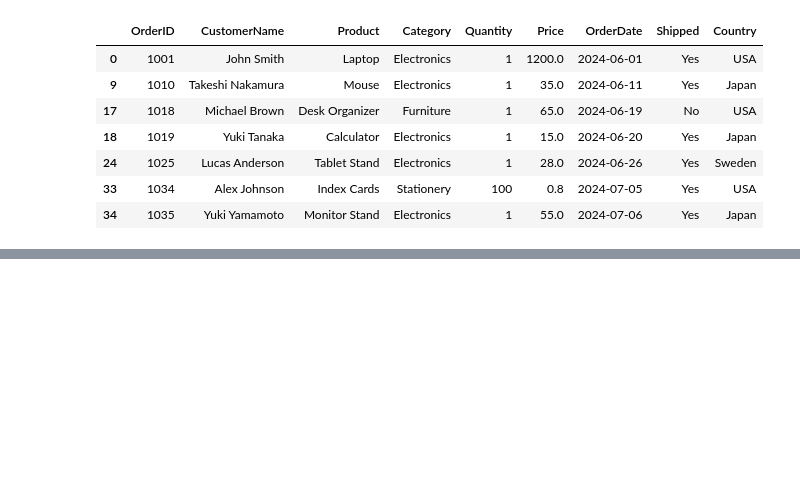
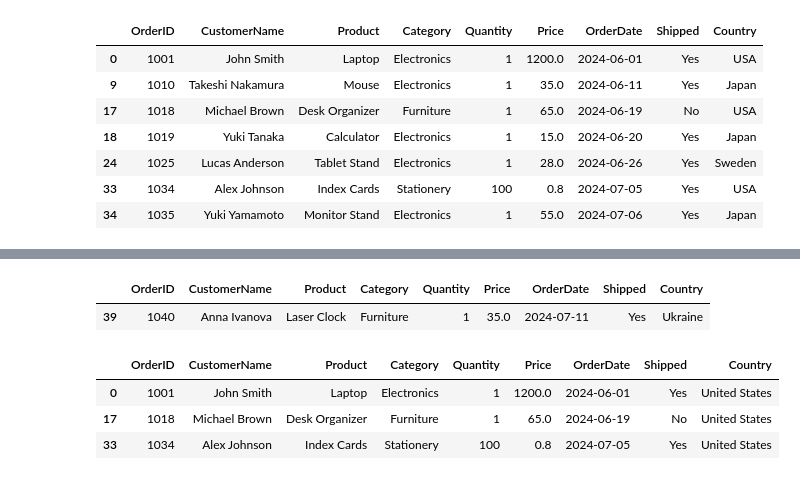
Before and after one commit to badvibecoder/docs, a Jupyter notebook: pandas/pandas.ipynb, the cells around one changed output, grey strips where cells are left out. Drawn from its saved outputs; the diff is of its cells as text; code cells hidden in the pictures; blank space fills up the shorter version.

```diff
--- a/pandas/pandas.ipynb
+++ b/pandas/pandas.ipynb
@@ -322,3 +322,26 @@ df[~df["Country"].isin(["USA", "Sweden", "Japan"])]
 # %%
 # 21:43
 # https://www.youtube.com/watch?v=EXIgjIBu4EU
+
+# Update Data
+
+df.loc[df["CustomerName"] == "Anna Ivanova", "Product"] = "Laser Clock"
+
+# Use Locate to filter the column and the data, then comma,
+# and the data you want to edit in that row
+# %%
+df.loc[df["CustomerName"] == "Anna Ivanova"]
+# %% [output]
+|  | OrderID | CustomerName | Product | Category | Quantity | Price | OrderDate | Shipped | Country |
+| 39 | 1040 | Anna Ivanova | Laser Clock | Furniture | 1 | 35.0 | 2024-07-11 | Yes | Ukraine |
+# %%
+# We can make bulk changes as well, change all USA to United States
+
+df.loc[df["Country"] == "USA", "Country"] = "United States"
+# %%
+df[df["Country"].isin(["United States"])]
+# %% [output]
+|  | OrderID | CustomerName | Product | Category | Quantity | Price | OrderDate | Shipped | Country |
+| 0 | 1001 | John Smith | Laptop | Electronics | 1 | 1200.0 | 2024-06-01 | Yes | United States |
+| 17 | 1018 | Michael Brown | Desk Organizer | Furniture | 1 | 65.0 | 2024-06-19 | No | United States |
+| 33 | 1034 | Alex Johnson | Index Cards | Stationery | 100 | 0.8 | 2024-07-05 | Yes | United States |
```
